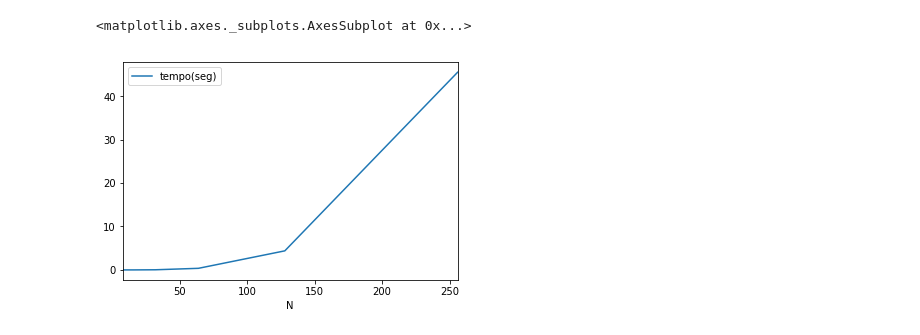
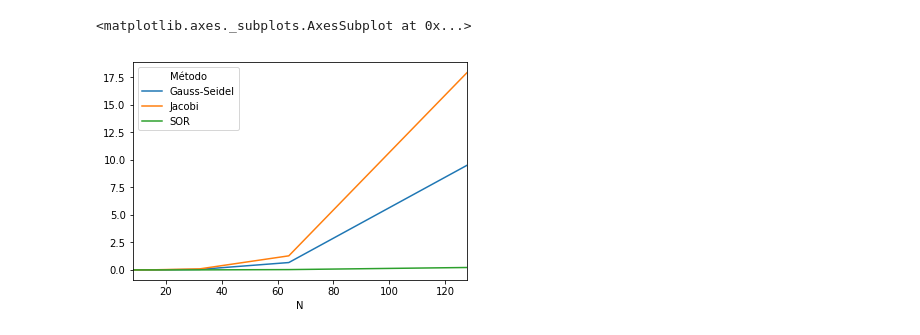
Before and after one commit to jefbsousa/ep, a Jupyter notebook: tables_graphs/C_code.ipynb, the cells around one changed output. Saved outputs shown, nothing was run; the diff lists cells and outputs as text; code cells hidden in the pictures.

Commit message:
line charts comparing run time for different 'Ns'

```diff
--- a/tables_graphs/C_code.ipynb
+++ b/tables_graphs/C_code.ipynb
@@ -27,5 +15,7 @@ df
-# %%
-df[df['Método'] == 'Jacobi'].plot.line(x='N', y='tempo(seg)')
-# %% [output]
-<matplotlib.axes._subplots.AxesSubplot at 0x...>
-[figure, removed]
+# %%
+df_pivot = df[['Método', 'N', 'tempo(seg)']].pivot(index='N', columns='Método', values='tempo(seg)')
+
+df_pivot.plot()
+# %% [output]
+<matplotlib.axes._subplots.AxesSubplot at 0x...>
+[figure, added]
```
Also changed, not shown: parts of 2 cells of this notebook, 2 other files.
